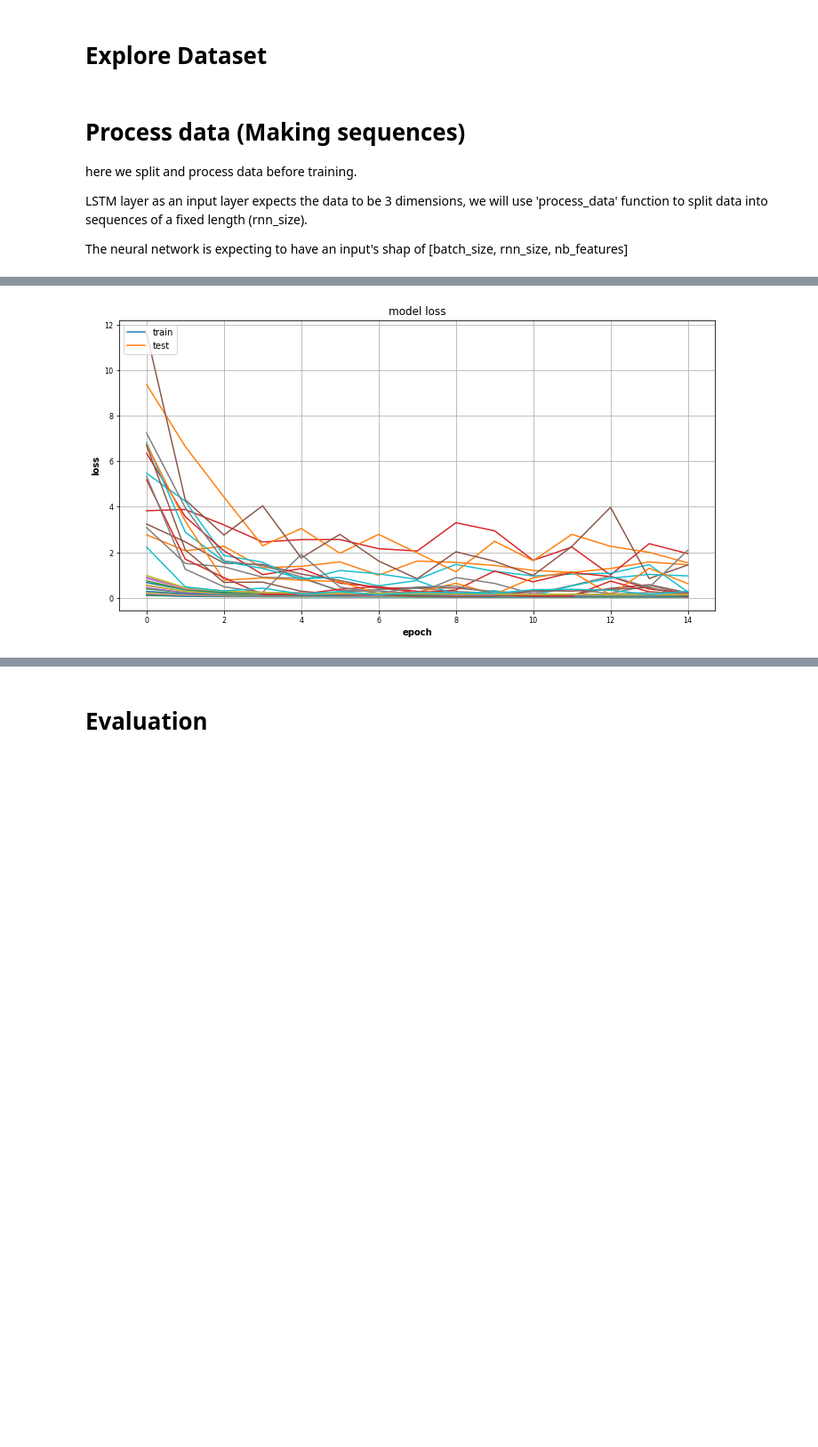
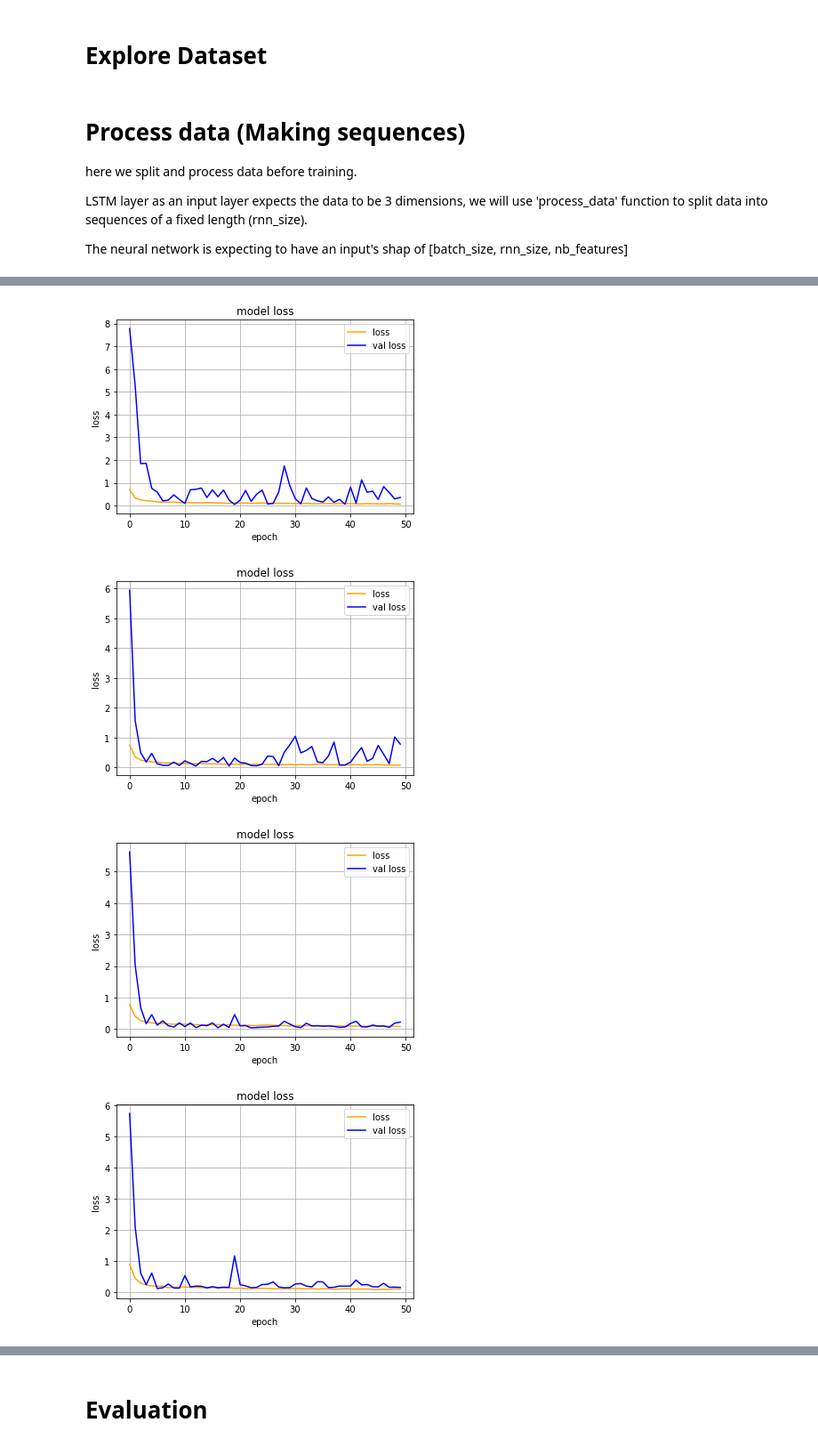
Before and after one commit to TanguyColleville/Trading_Bot_BTC, a Jupyter notebook: notebook/case_study_rnn_group_n.ipynb, the cells around one changed output, grey strips where cells are left out. Shown: that part at 89% size. Saved outputs shown, nothing was run; the diff lists cells and outputs as text; code cells hidden in the pictures; blank space fills up the shorter version.

```diff
--- a/notebook/case_study_rnn_group_n.ipynb
+++ b/notebook/case_study_rnn_group_n.ipynb
@@ -268,6 +303,19 @@ def splitting(df,start,nb_split,size_test):
 columns=df.columns
 # %%
 def process_data(data, rnn_size=3, target_id=0, columns_size=len(columns)-1):## -1 car on ne veut pas market price dans X
+    """
+    Entries:
+    data Pandas DataFrame to be processed for RNN
+    rnn_size (int) --> nombre de récurrence d'étude pour le RNN
+    target_id (int) --> nombre de la colonne objectif
+
+    ====================================================================================================
+    Aim: processing X et y for RNN
+    ====================================================================================================
+    Outputs:
+    X_train (np.array)
+    y_train (np.array)
+    """
     X = []
     y = []
     for i in range(len(data)-rnn_size):
@@ -280,8 +328,9 @@ def split_test_train(list_df_train, list_df_test):
     Entries:
     list_df_train (list) : liste contenant les DataFrame du jeu d'entraînement de cross-validation
     list_df_test (list) : liste contenant les DataFrame du jeu de test de cross-validation
-    Aim:
-    Génère 4 listes, une contenant les variables explicatives d'entraînement, une contenant la variable à expliquer d'entraînement et pareil pour le test
+    ====================================================================================================
+    Aim: Génère 4 listes, une contenant les variables explicatives d'entraînement, une contenant la variable à expliquer d'entraînement et pareil pour le test
+    ====================================================================================================
     Outputs:
     list_X_train (list)
     list_X_test (list)
@@ -299,5 +348,5 @@ def split_test_train(list_df_train, list_df_test):
         list_y_test.append(y_test)
     return list_X_train, list_X_test, list_y_train, list_y_test
 # %%
-list_df_train,list_df_test=splitting(df,2000,8,10)
+list_df_train,list_df_test=splitting(df,2000,5,10)
 # %% [output]
@@ -313,12 +359,10 @@ TRAIN: [   0    1    2 ... 1520 1521 1522] TEST: [1523 1524 1525 1526 1527 1528
 list_X_train, list_X_test, list_y_train, list_y_test=split_test_train(list_df_train, list_df_test)
 # %%
 # neural network model
-from tensorflow.keras.layers import Dense,Bidirectional,Dropout
-from tensorflow.keras.layers import LSTM
-from tensorflow.keras.callbacks import EarlyStopping
+
 def create_model():
     # Build the model
-    callback = EarlyStopping(monitor='loss', patience=5)
+    callback = EarlyStopping(monitor='loss', patience=3)
     model = keras.Sequential()
     look_back=3 ### rrn size --> à moduler avec la fonction preprodata
     model.add(LSTM(50,batch_input_shape=(None, look_back, len(columns)-1),return_sequences=True,dropout=0.2))
@@ -371,12 +416,17 @@ KeyboardInterrupt:
 # %%
-from pandas.core.common import flatten
 for i in range(len(loss)):
-    plt.plot(loss[i])
-    plt.plot(loss_val[i])
+    plt.figure
+    plt.plot(loss[i],color="orange",label="loss")
+    plt.plot(loss_val[i],color="blue",label="val loss")
+    # plt.plot(score[i],color="red",label="val loss")
     plt.title('model loss')
     plt.ylabel('loss')
     plt.xlabel('epoch')
-    # plt.legend(['train', 'test'], loc='upper left')
+    plt.legend(loc='upper right')
     plt.grid()
+    plt.show()
 # %% [output]
-[figure, old version]
+[figure, new version]
+[figure, added]
+[figure, added]
+[figure, added]
```
Also changed, not shown: parts of 21 cells of this notebook.
